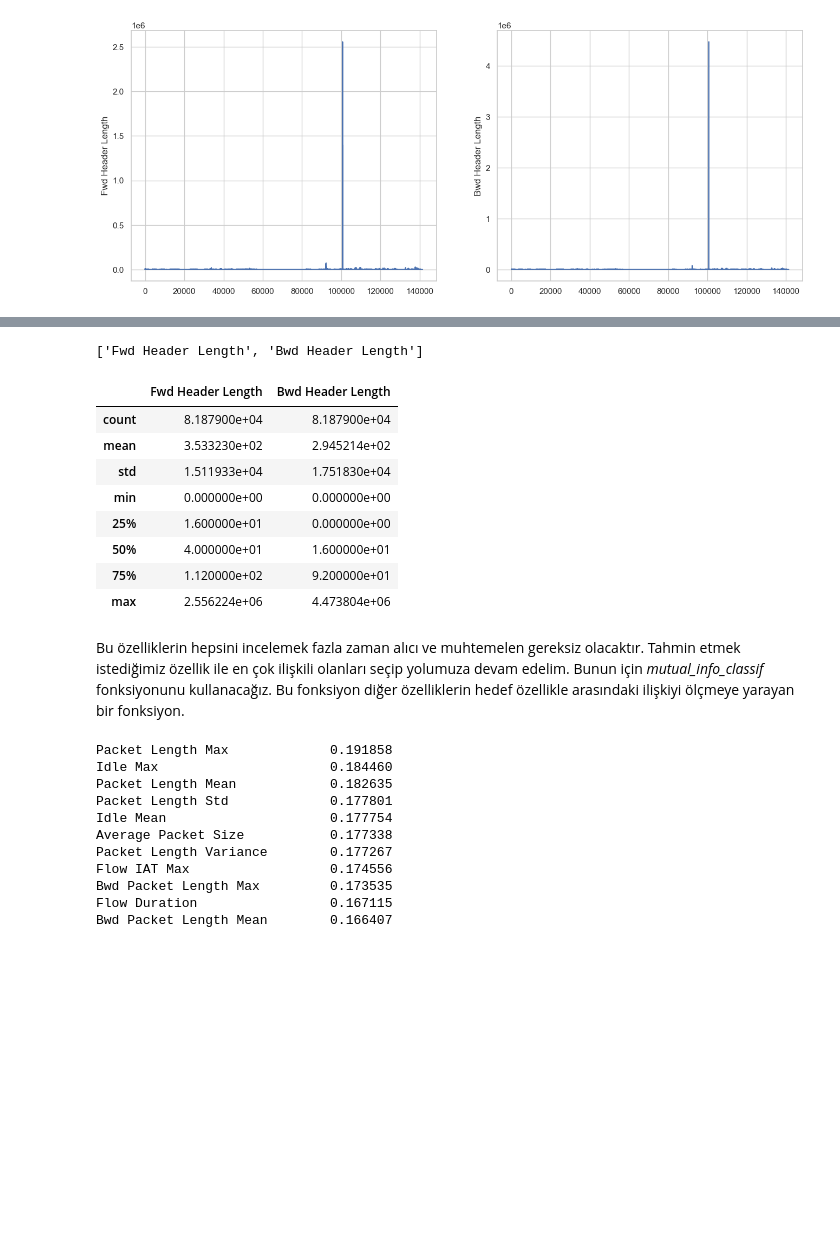
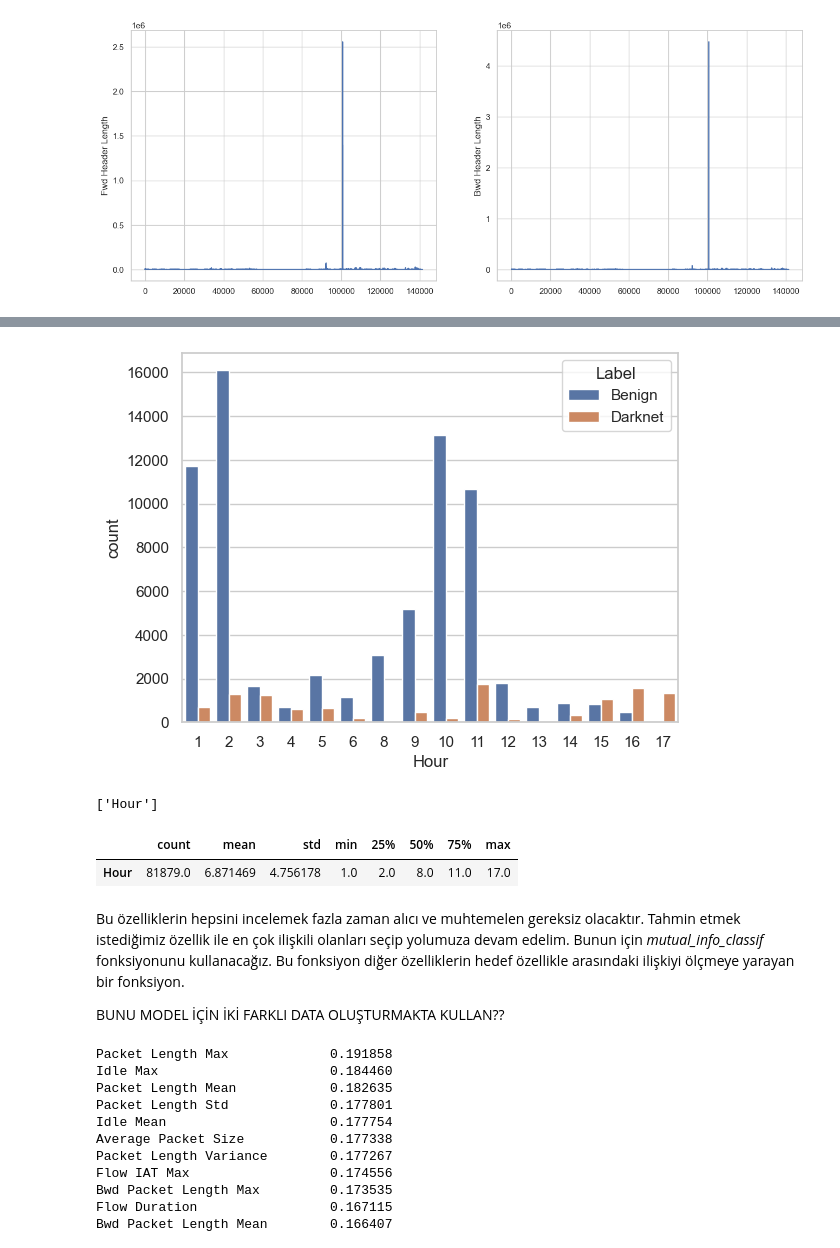
Before and after one commit to BoraDere/Darknet, a Jupyter notebook: nb.ipynb, the cells around one changed output, grey strips where cells are left out. Drawn from its saved outputs; the diff is of its cells as text; code cells hidden in the pictures; blank space fills up the shorter version.

Commit message:
plots are done

```diff
--- a/nb.ipynb
+++ b/nb.ipynb
@@ -826,22 +1187,22 @@ plt.show()
+# %%
+sns.countplot(data=outlier_removed_df, x='Hour', hue='Label')
+plt.show()
+# %% [output]
+[figure, added]
 # %%
-l = s[12].split(', ')
+l = s[29].split(', ')
 l
 # %% [output]
-['Fwd Header Length', 'Bwd Header Length']
+['Hour']
 # %%
-outlier_removed_df[l].describe()
+outlier_removed_df[l].describe().T
 # %% [output]
-|  | Fwd Header Length | Bwd Header Length |
-| count | 8.187900e+04 | 8.187900e+04 |
-| mean | 3.533230e+02 | 2.945214e+02 |
-| std | 1.511933e+04 | 1.751830e+04 |
-| min | 0.000000e+00 | 0.000000e+00 |
-| 25% | 1.600000e+01 | 0.000000e+00 |
-| 50% | 4.000000e+01 | 1.600000e+01 |
-| 75% | 1.120000e+02 | 9.200000e+01 |
-| max | 2.556224e+06 | 4.473804e+06 |
+|  | count | mean | std | min | 25% | 50% | 75% | max |
+| Hour | 81879.0 | 6.871469 | 4.756178 | 1.0 | 2.0 | 8.0 | 11.0 | 17.0 |
 # %% [markdown]
 Bu özelliklerin hepsini incelemek fazla zaman alıcı ve muhtemelen gereksiz olacaktır. Tahmin etmek istediğimiz özellik ile en çok ilişkili olanları seçip yolumuza devam edelim. Bunun için *mutual_info_classif* fonksiyonunu kullanacağız. Bu fonksiyon diğer özelliklerin hedef özellikle arasındaki ilişkiyi ölçmeye yarayan bir fonksiyon.
+
+BUNU MODEL İÇİN İKİ FARKLI DATA OLUŞTURMAKTA KULLAN??
 # %%
 y = outlier_removed_df['Label']
 X = outlier_removed_df.drop(columns=['Label'])
```
Also changed, not shown: parts of 43 cells of this notebook.
